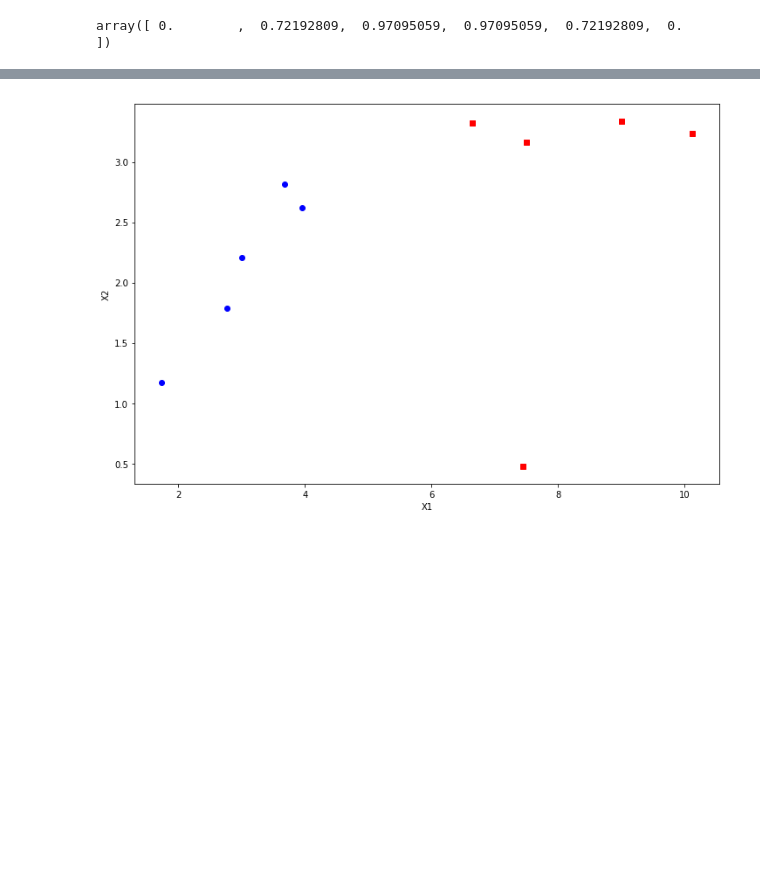
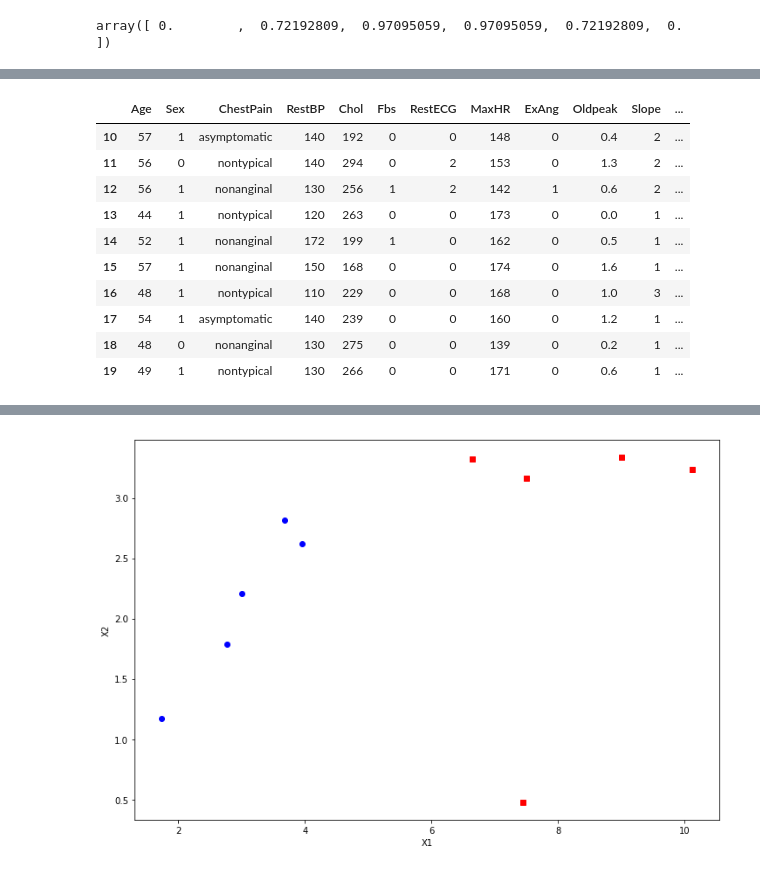
Before and after one commit to focods/WonderfulML, a Jupyter notebook: docs/notebooks/session05_py.ipynb, the cells around one changed output, grey strips where cells are left out. Cells and saved outputs as stored; diff of their text form; code cells hidden in the pictures; blank space fills up the shorter version.

```diff
--- a/docs/notebooks/session05_py.ipynb
+++ b/docs/notebooks/session05_py.ipynb
@@ -151,0 +175,14 @@ Like other forms of machine learning, trees can
+# %%
+heart_data.iloc[10:, 1:].head(10)
+# %% [output]
+|  | Age | Sex | ChestPain | RestBP | Chol | Fbs | RestECG | MaxHR | ExAng | Oldpeak | Slope | ... |
+| 10 | 57 | 1 | asymptomatic | 140 | 192 | 0 | 0 | 148 | 0 | 0.4 | 2 | ... |
+| 11 | 56 | 0 | nontypical | 140 | 294 | 0 | 2 | 153 | 0 | 1.3 | 2 | ... |
+| 12 | 56 | 1 | nonanginal | 130 | 256 | 1 | 2 | 142 | 1 | 0.6 | 2 | ... |
+| 13 | 44 | 1 | nontypical | 120 | 263 | 0 | 0 | 173 | 0 | 0.0 | 1 | ... |
+| 14 | 52 | 1 | nonanginal | 172 | 199 | 1 | 0 | 162 | 0 | 0.5 | 1 | ... |
+| 15 | 57 | 1 | nonanginal | 150 | 168 | 0 | 0 | 174 | 0 | 1.6 | 1 | ... |
+| 16 | 48 | 1 | nontypical | 110 | 229 | 0 | 0 | 168 | 0 | 1.0 | 3 | ... |
+| 17 | 54 | 1 | asymptomatic | 140 | 239 | 0 | 0 | 160 | 0 | 1.2 | 1 | ... |
+| 18 | 48 | 0 | nonanginal | 130 | 275 | 0 | 0 | 139 | 0 | 0.2 | 1 | ... |
+| 19 | 49 | 1 | nontypical | 130 | 266 | 0 | 0 | 171 | 0 | 0.6 | 1 | ... |
```
Also changed, not shown: parts of 8 cells of this notebook.
